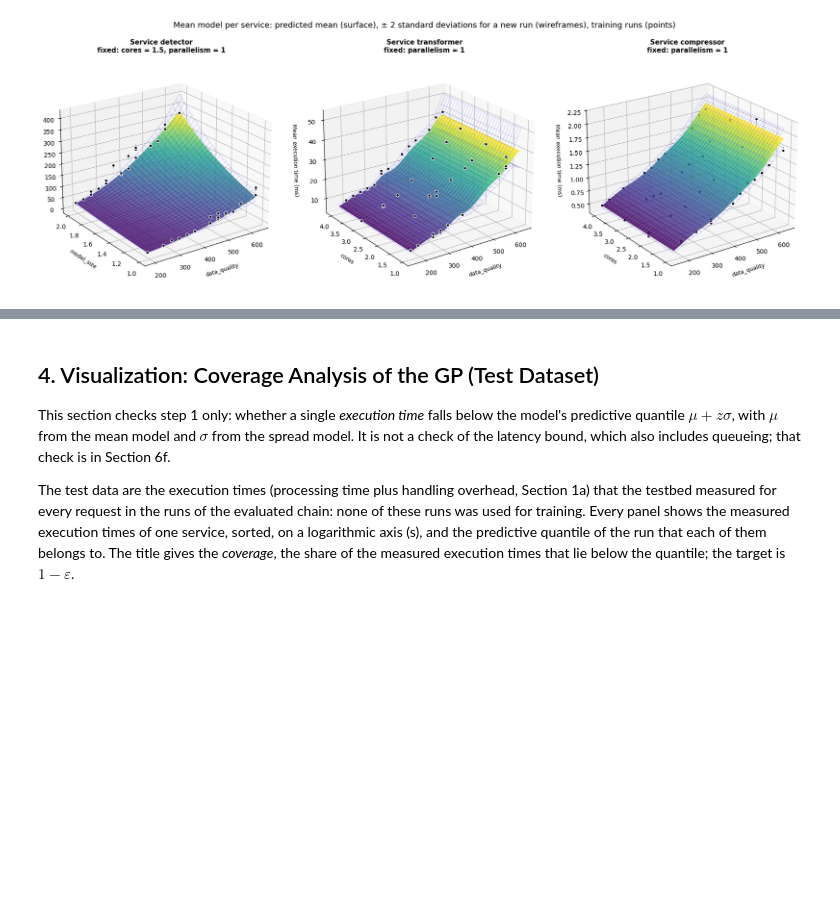
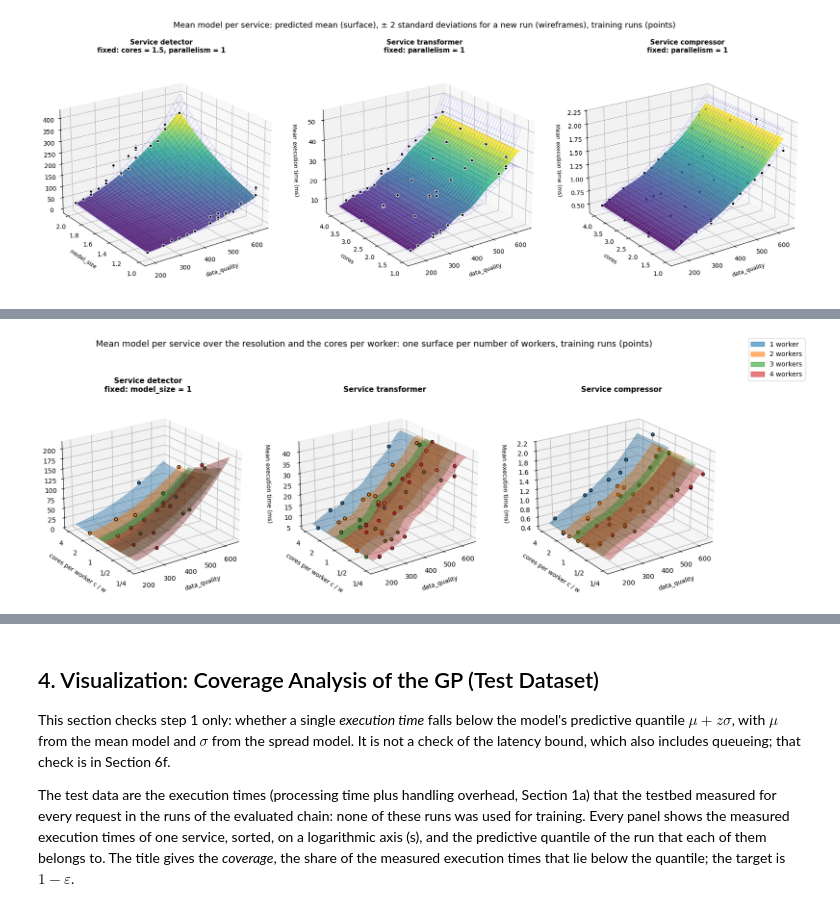
Before and after one commit to borissedlak/composable-autonomous-offerings, a Jupyter notebook: notebooks/tsc/1_method_real.ipynb, the cells around one changed output, grey strips where cells are left out. Saved outputs shown, nothing was run; the diff lists cells and outputs as text; code cells hidden in the pictures; blank space fills up the shorter version.

Commit message:
add cores per worker figure (3b) to 1_method_real
Co-Authored-By: Claude Opus 5.5 <noreply@anthropic.com>

```diff
--- a/notebooks/tsc/1_method_real.ipynb
+++ b/notebooks/tsc/1_method_real.ipynb
@@ -244,0 +267,57 @@ plt.show()
+# %%
+# Mean model of every service over the resolution and the cores per worker (cores / parallelism), one surface per number of
+# workers; the detector is fixed at its smaller model, every other knob varies
+ratio_fixed = {"model_size": 1.0}   # knob -> fixed value, for the services that have the knob
+worker_counts = [1, 2, 3, 4]        # the numbers of workers of the training runs
+worker_colors = dict(zip(worker_counts, ["tab:blue", "tab:orange", "tab:green", "tab:red"]))
+cores_effect, same_ratio_change = {}, {}   # per service, for the conclusion below
+fig = plt.figure(figsize=(18, 6), dpi=100)
+for idx, s_name in enumerate(service_names, 1):
+    names, model = knob_names[s_name], gp_models[s_name]
+    c, p, q = names.index("cores"), names.index("parallelism"), names.index("data_quality")
+    base = configuration_grid(X_train[s_name], names, "cores", "data_quality", n_grid=1, x_fixed=X_cfg_test[s_name])[2][0]
+    for name, value in ratio_fixed.items():
+        if name in names:
+            base[names.index(name)] = value
+    grid_q, grid_c = np.meshgrid(np.linspace(X_train[s_name][:, q].min(), X_train[s_name][:, q].max(), 25),
+                                 np.linspace(X_train[s_name][:, c].min(), X_train[s_name][:, c].max(), 25))
+    ax = fig.add_subplot(1, 3, idx, projection='3d')
+    surfaces = {}
+    for workers in worker_counts:
+        x = np.tile(base, (grid_q.size, 1))
+        x[:, q], x[:, c], x[:, p] = grid_q.ravel(), grid_c.ravel(), workers
+        surfaces[workers] = 1e3 * model.mean(x).reshape(grid_q.shape)   # ms
+        ax.plot_surface(grid_q, np.log2(grid_c / workers), surfaces[workers], color=worker_colors[workers], alpha=0.35,
+                        edgecolor=worker_colors[workers], linewidth=0.2)
+
+    # training runs with the fixed knobs, with the residual to the model's prediction at their own configuration
+    x_run = X_train[s_name]
+    keep = np.all([x_run[:, names.index(name)] == value for name, value in ratio_fixed.items() if name in names], axis=0) \
+        if any(name in names for name in ratio_fixed) else np.ones(len(x_run), dtype=bool)
+    observed, predicted = 1e3 * y_train_dict[s_name][keep], 1e3 * model.mean(x_run[keep])
+    run_q, run_r, run_w = x_run[keep, q], np.log2(x_run[keep, c] / x_run[keep, p]), x_run[keep, p]
+    for x_q, x_r, y_o, y_p in zip(run_q, run_r, observed, predicted):
+        ax.plot([x_q, x_q], [x_r, x_r], [y_p, y_o], color='black', alpha=0.4, linewidth=0.8)
+    ax.scatter(run_q, run_r, observed, c=[worker_colors[int(w)] for w in run_w], s=22, edgecolors='black', alpha=1.0, zorder=10)
+
+    # how much the cores move the prediction at fixed workers, and the workers at one core per worker (over all resolutions)
+    cores_effect[s_name] = max((surface.max(axis=0) / surface.min(axis=0)).max() for surface in surfaces.values())
+    one_per_worker = [np.argmin(np.abs(grid_c[:, 0] - workers)) for workers in worker_counts]   # grid row with c = w
+    same_ratio_change[s_name] = surfaces[worker_counts[-1]][one_per_worker[-1]] / surfaces[worker_counts[0]][one_per_worker[0]]
+
+    fixed = {name: value for name, value in ratio_fixed.items() if name in names}
+    ax.set_title(f"Service {s_name}" + ("\nfixed: " + ", ".join(f"{name} = {value:g}" for name, value in fixed.items()) if fixed else ""),
+                 fontsize=11, fontweight='bold')
+    ax.set_xlabel("data_quality", fontsize=9, labelpad=8)
+    ax.set_ylabel("cores per worker c / w", fontsize=9, labelpad=8)
+    ax.set_yticks(np.log2([0.25, 0.5, 1, 2, 4]), ["1/4", "1/2", "1", "2", "4"])
+    ax.set_zlabel("Mean execution time (ms)", fontsize=9, labelpad=8)
+    ax.view_init(elev=22, azim=-125)
+fig.legend(handles=[plt.Rectangle((0, 0), 1, 1, color=worker_colors[w], alpha=0.6) for w in worker_counts],
+           labels=[f"{w} worker{'s' * (w > 1)}" for w in worker_counts], loc="upper right", fontsize=10)
+plt.suptitle("Mean model per service over the resolution and the cores per worker: one surface per number of workers, training runs (points)",
+             fontsize=13, y=1.03)
+plt.tight_layout()
+plt.show()
+# %% [output]
+[figure, added]
```
Also changed, not shown: parts of 3 cells of this notebook, 1 other file.
